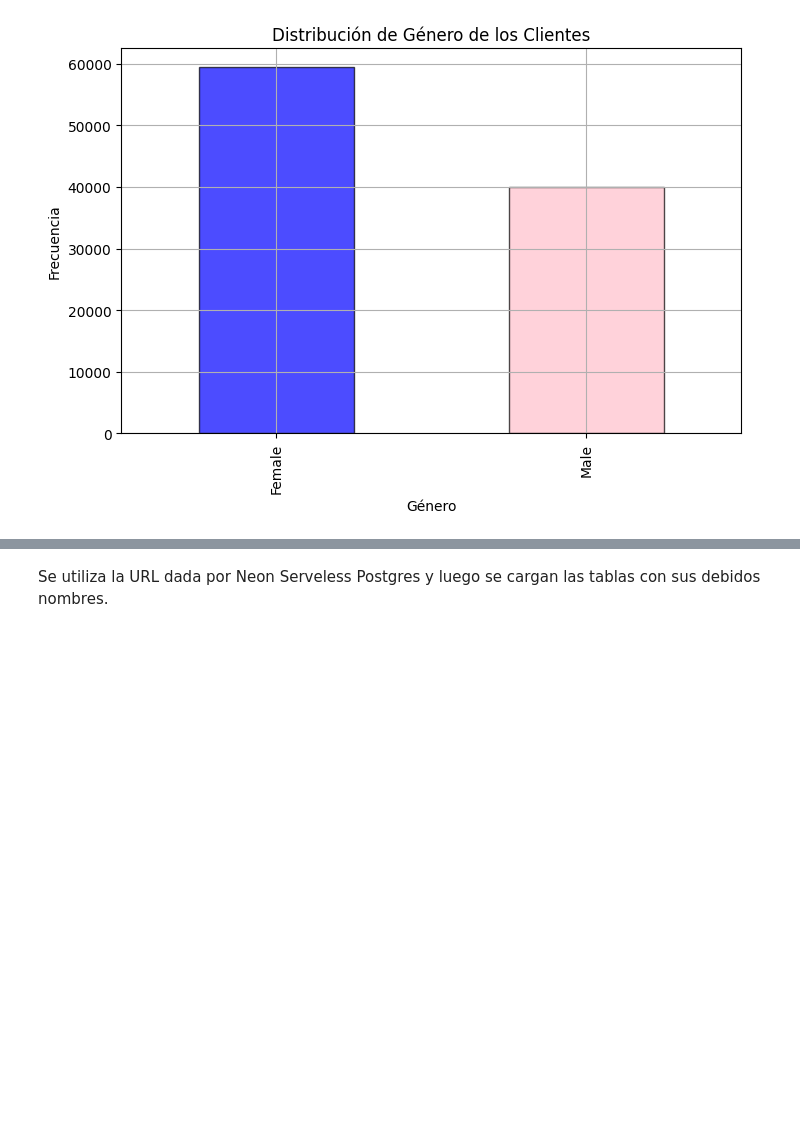
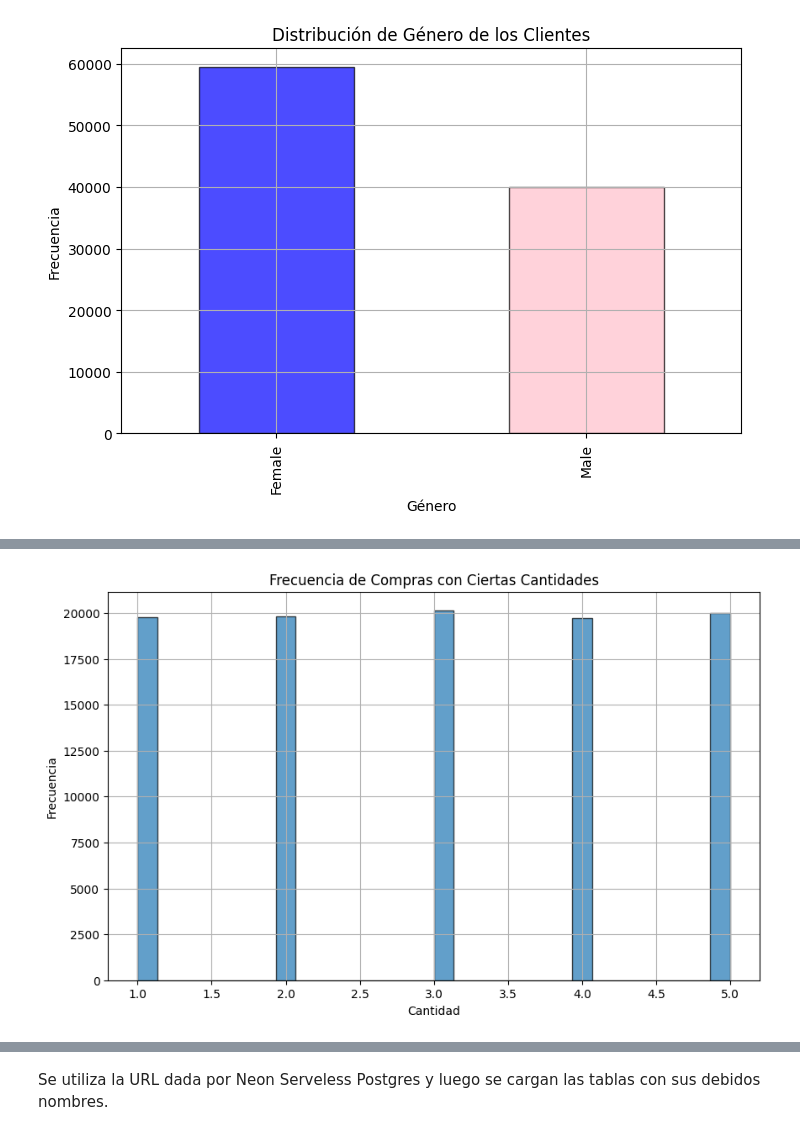
Before and after one commit to juanjoher/CIENCIADATOSP1, a Jupyter notebook: Proyecto.ipynb, the cells around one changed output, grey strips where cells are left out. Saved outputs shown, nothing was run; the diff lists cells and outputs as text; code cells hidden in the pictures; blank space fills up the shorter version.

```diff
--- a/Proyecto.ipynb
+++ b/Proyecto.ipynb
@@ -426,0 +449,11 @@ plt.show()
+# %%
+# Análisis: Histograma de frecuencia de compras con ciertas cantidades
+plt.figure(figsize=(10, 6))
+plt.hist(df['quantity'], bins=30, edgecolor='k', alpha=0.7)
+plt.title('Frecuencia de Compras con Ciertas Cantidades')
+plt.xlabel('Cantidad')
+plt.ylabel('Frecuencia')
+plt.grid(True)
+plt.show()
+# %% [output]
+[figure, added]
```
Also changed, not shown: parts of 7 cells of this notebook.
